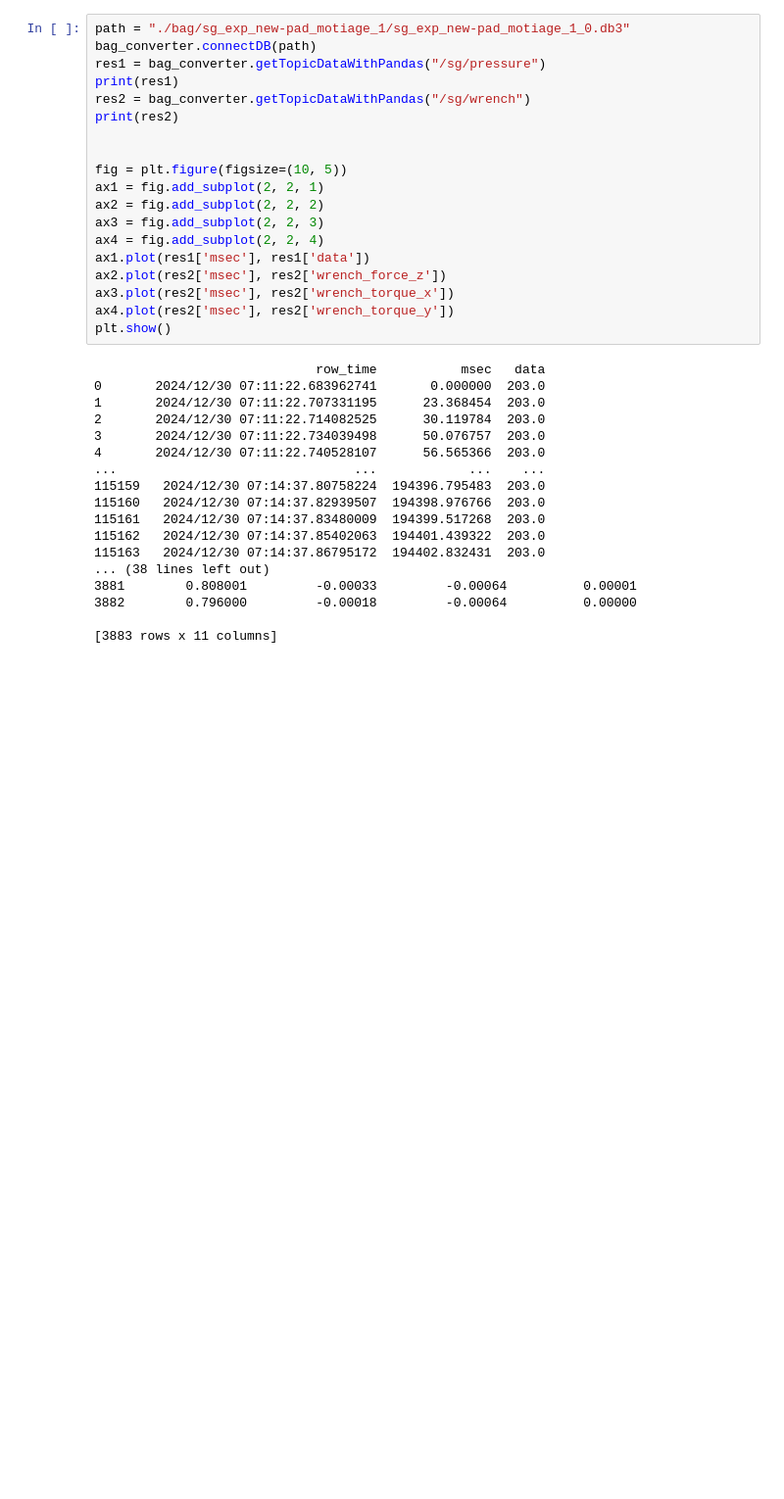
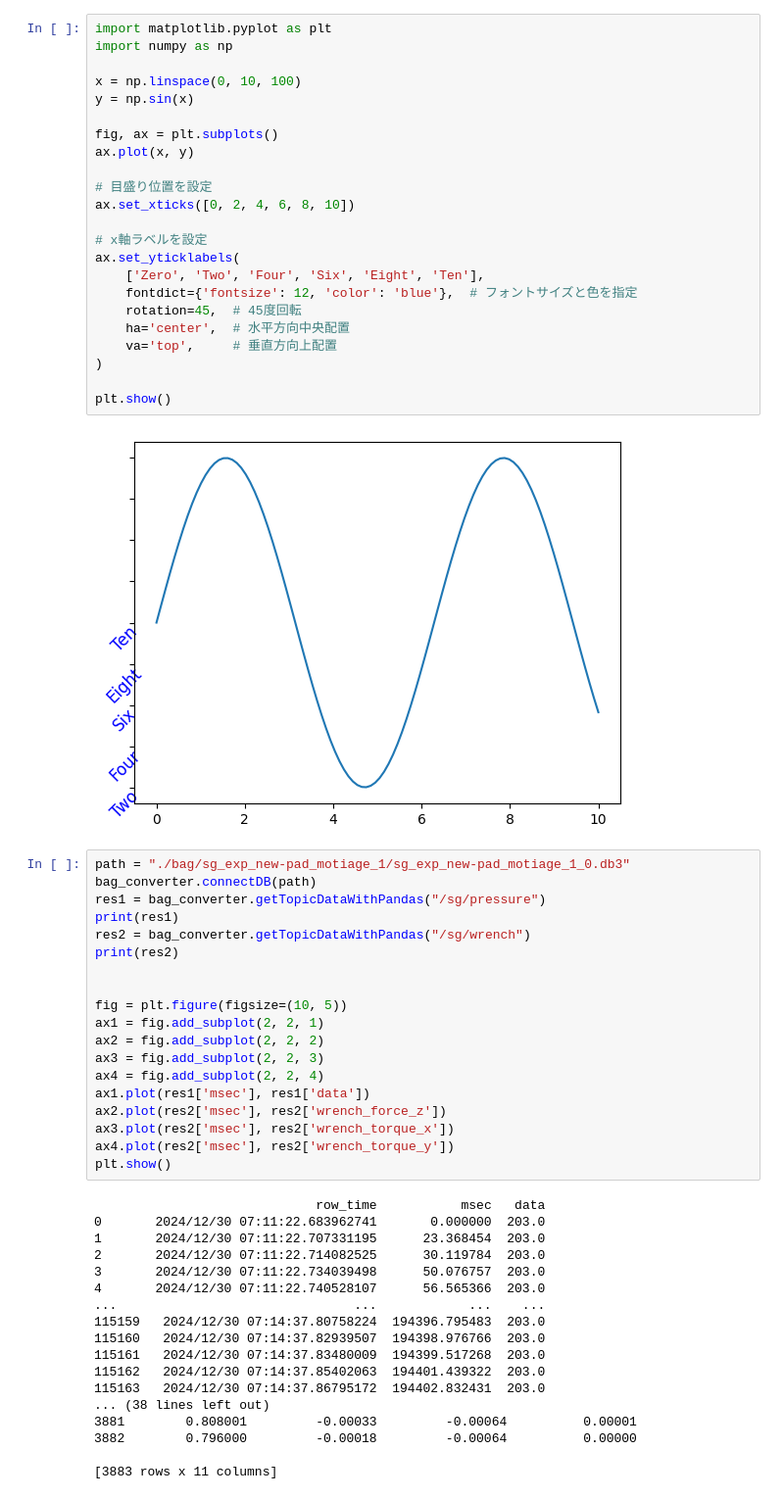
Before and after one commit to izumi0x01/ros2bagConverter, a Jupyter notebook: plot.ipynb, the cells around one changed output. Shown at 98% size. Saved outputs shown, nothing was run; the diff lists cells and outputs as text; blank space fills up the shorter version.

```diff
--- a/plot.ipynb
+++ b/plot.ipynb
@@ -55,3 +169,28 @@ if __name__ == "__main__":
+# %%
+import matplotlib.pyplot as plt
+import numpy as np
+
+x = np.linspace(0, 10, 100)
+y = np.sin(x)
+
+fig, ax = plt.subplots()
+ax.plot(x, y)
+
+# 目盛り位置を設定
+ax.set_xticks([0, 2, 4, 6, 8, 10])
+
+# x軸ラベルを設定
+ax.set_yticklabels(
+    ['Zero', 'Two', 'Four', 'Six', 'Eight', 'Ten'],
+    fontdict={'fontsize': 12, 'color': 'blue'},  # フォントサイズと色を指定
+    rotation=45,  # 45度回転
+    ha='center',  # 水平方向中央配置
+    va='top',     # 垂直方向上配置
+)
+
+plt.show()
+# %% [output]
+[figure, added]
 # %%
 path = "./bag/sg_exp_new-pad_motiage_1/sg_exp_new-pad_motiage_1_0.db3"
 bag_converter.connectDB(path)
```
Also changed, not shown: parts of 5 cells of this notebook.
